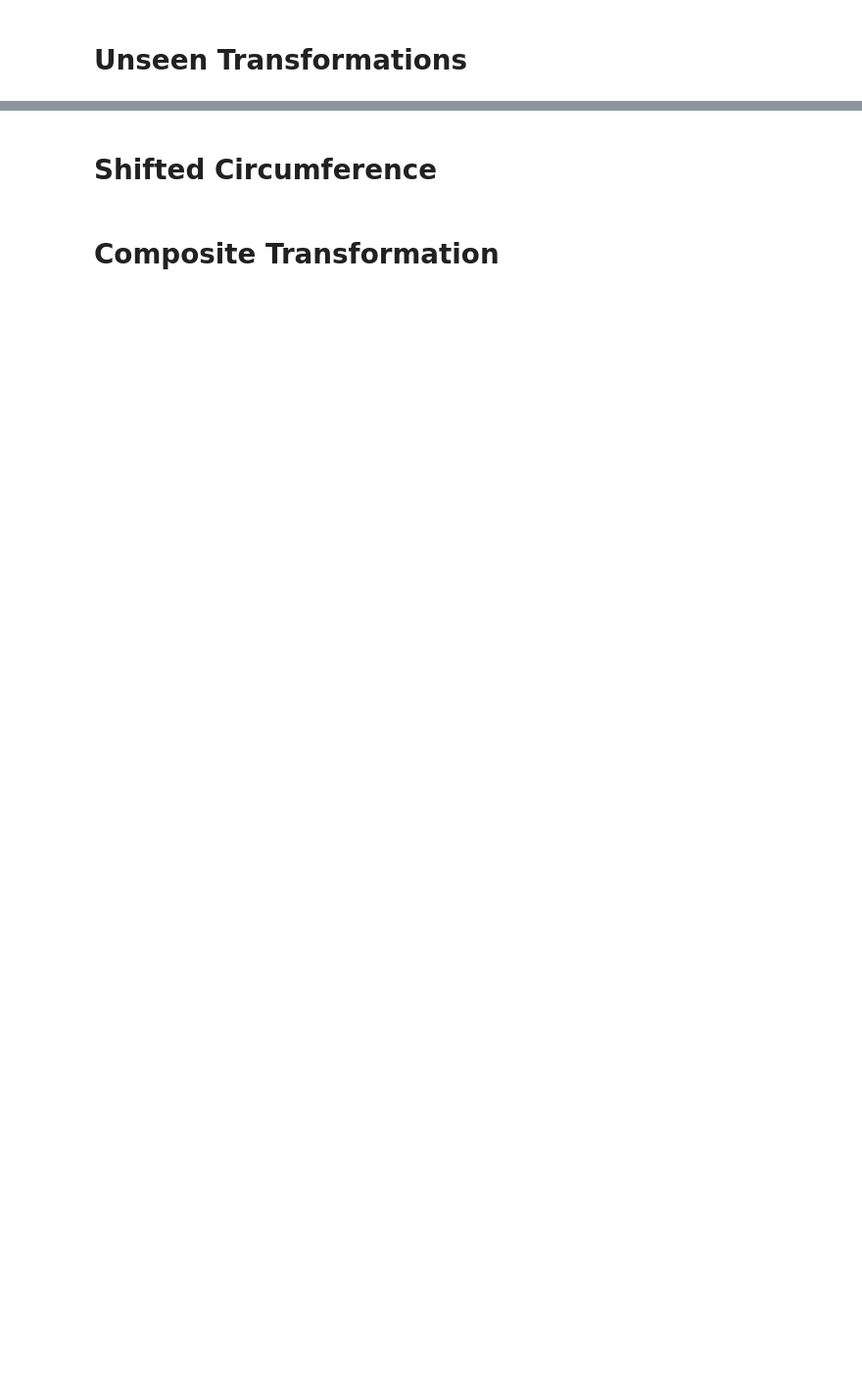
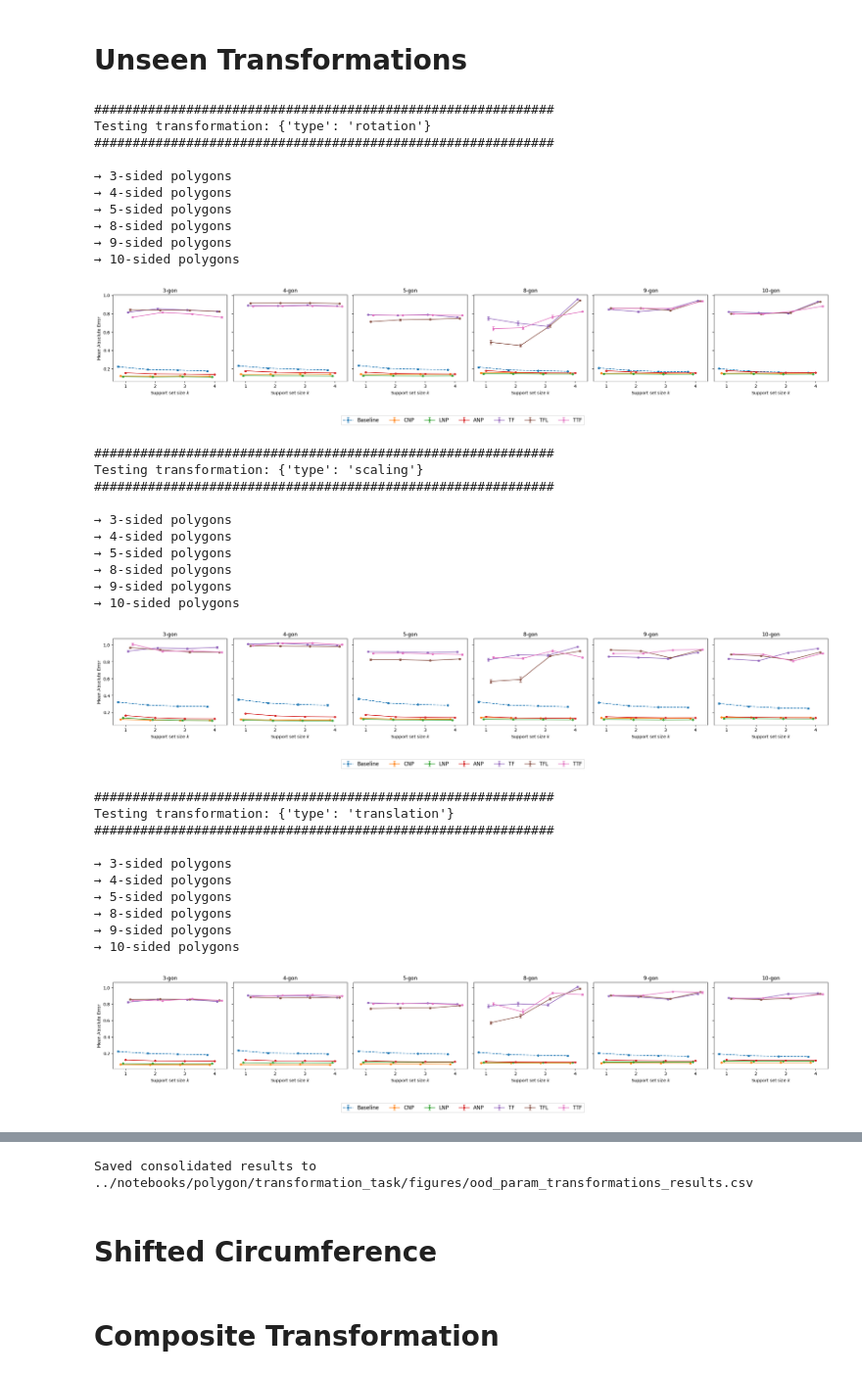
Before and after one commit to Fox4Song/fyp, a Jupyter notebook: notebooks/polygon/transformation_task/transformation_task_eval.ipynb, the cells around one changed output, grey strips where cells are left out. Shown at 98% size. Cells and saved outputs as stored; diff of their text form; code cells hidden in the pictures; blank space fills up the shorter version.

```diff
--- a/notebooks/polygon/transformation_task/transformation_task_eval.ipynb
+++ b/notebooks/polygon/transformation_task/transformation_task_eval.ipynb
@@ -765,8 +972,8 @@ print(f"Saved consolidated results to ../notebooks/polygon/transformation_task/f
 # %% [markdown]
 # Unseen Transformations
 # %%
-sides = range(3, 9)
-context_sizes = list(range(1, 6))
+sides = [3,4,5,8,9,10]
+context_sizes = list(range(1, 5)) # 1-4
 runs_per_size = 10
 tf_max_seq_len = 512
 
@@ -804,6 +1011,8 @@ for trans_cfg in transformation_configs:
             np_model=np_model,
             anp_model=anp_model,
             tf_model=tf_model,
+            tf_large_model=tf_large_model,
+            ttf_model=ttf_model,
             tf_max_seq_len=tf_max_seq_len,
             context_sizes=context_sizes,
             runs_per_size=runs_per_size,
@@ -814,7 +1023,7 @@ for trans_cfg in transformation_configs:
 
         results[s]["masked_mae"], results[s]["masked_mae_std"] = masked_mae, masked_mae_std
 
-        for model_name in ['Baseline', 'CNP','LNP','ANP','TF', 'TTF']:
+        for model_name in ['Baseline', 'CNP','LNP','ANP','TF', 'TFL', 'TTF']:
             for k in context_sizes:
                 m  = results[s]['masked_mae'][model_name][k]["masked_mae"]
                 sd = results[s]['masked_mae_std'][ model_name][k]["masked_mae"]
@@ -828,11 +1037,12 @@ for trans_cfg in transformation_configs:
                 })
 
     model_plotting = [
-        ('Baseline', '-o'),
+        ('Baseline', '--o'),
         ('CNP', '-o'),
         ('LNP',  '-o'),
         ('ANP', '-o'),
         ('TF',  '-o'),
+        ('TFL',  '-o'),
         ('TTF', '-o'),
     ]
 
@@ -844,7 +1054,7 @@ for trans_cfg in transformation_configs:
     )
 
     M = len(model_plotting)
-    total_width = 0.42
+    total_width = 0.49
 
     # per‐method offset = evenly spaced between –total_width/2 and +total_width/2
     offsets = np.linspace(-total_width/2, total_width/2, M)
@@ -863,30 +1073,64 @@ for trans_cfg in transformation_configs:
                 linewidth=1.5,
                 label=model_name,
             )
         ax.set_title(f"{s}-gon")
         ax.set_xlabel("Support set size $k$")
         ax.set_xticks(context_sizes)
         ax.set_xticklabels(context_sizes)
 
     axes[0].set_ylabel("Mean Absolute Error")
 
     # one legend for all
     fig.legend(
         [m for m,_ in model_plotting],
         loc='upper center',
         ncol=len(model_plotting),
         bbox_to_anchor=(0.5, -0.05),
         fontsize=12,
     )
 
     fig.tight_layout(rect=[0,0.05,1,1])
     if trans_cfg['type'] is None:
         fig.savefig(f"../notebooks/polygon/transformation_task/figures/ood_transformation_{trans_cfg['type']}.pdf",
                     bbox_inches='tight',)
     else:
         fig.savefig(f"../notebooks/polygon/transformation_task/figures/ood_transformation_{trans_cfg['type']}.pdf")
     plt.show()
 
 df = pd.DataFrame(all_rows)
 df.to_csv('../notebooks/polygon/transformation_task/figures/ood_param_transformation_results.csv', index=False)
 print(f"Saved consolidated results to ../notebooks/polygon/transformation_task/figures/ood_param_transformations_results.csv")
+# %% [output]
+############################################################
+Testing transformation: {'type': 'rotation'}
+############################################################
+
+→ 3-sided polygons
+→ 4-sided polygons
+→ 5-sided polygons
+→ 8-sided polygons
+→ 9-sided polygons
+→ 10-sided polygons
+[figure, added]
+############################################################
+Testing transformation: {'type': 'scaling'}
+############################################################
+
+→ 3-sided polygons
+→ 4-sided polygons
+→ 5-sided polygons
+→ 8-sided polygons
+→ 9-sided polygons
+→ 10-sided polygons
+[figure, added]
+############################################################
+Testing transformation: {'type': 'translation'}
+############################################################
+
+→ 3-sided polygons
+→ 4-sided polygons
+→ 5-sided polygons
+→ 8-sided polygons
+→ 9-sided polygons
+→ 10-sided polygons
+[figure, added]
@@ -893,3 +1148,4 @@ print(f"Saved consolidated results to ../notebooks/polygon/transformation_task/f
+Saved consolidated results to ../notebooks/polygon/transformation_task/figures/ood_param_transformations_results.csv
 # %% [markdown]
 # Shifted Circumference
 # %%
```
Also changed, not shown: parts of 11 cells of this notebook, 23 other files.
